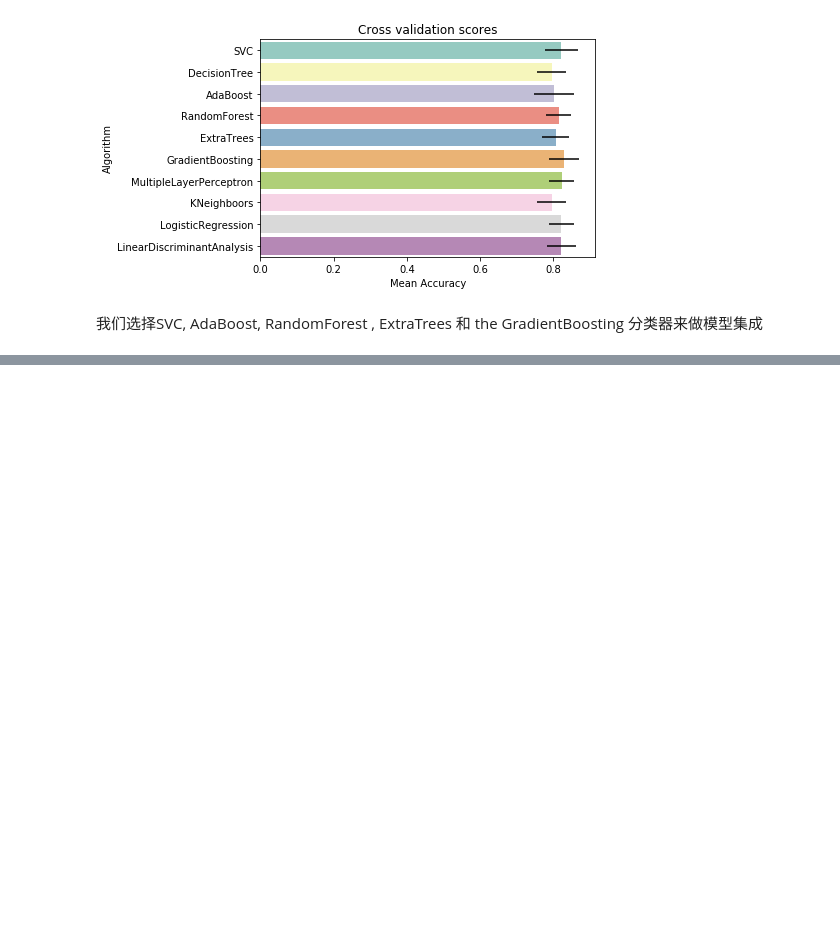
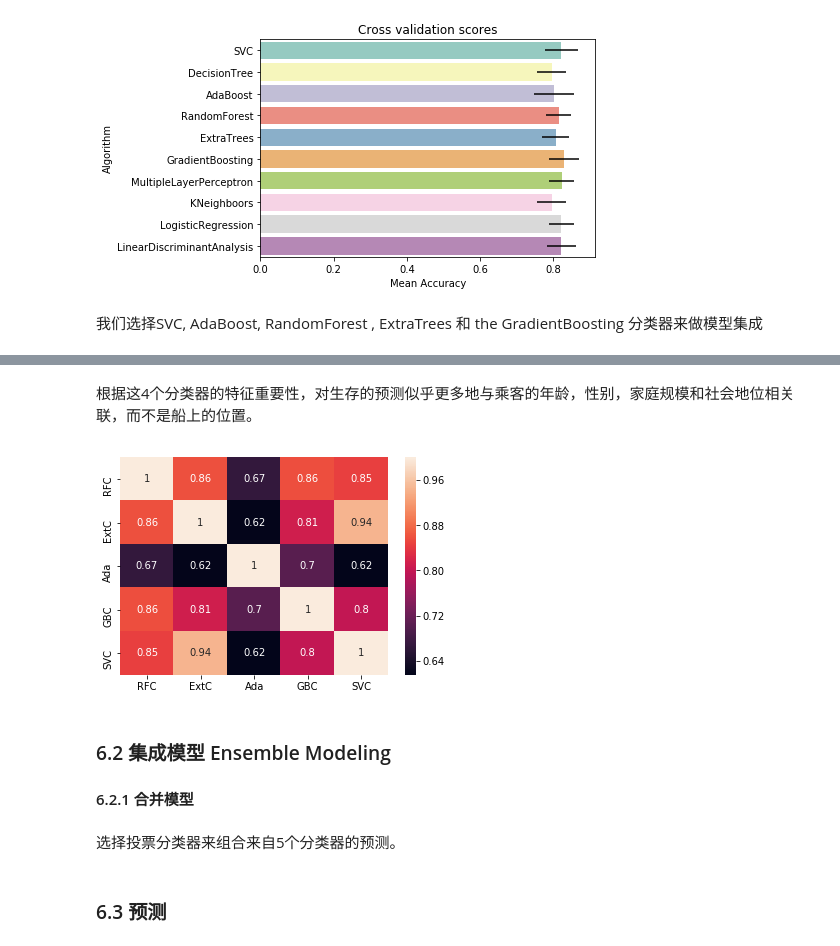
Before and after one commit to yanqiangmiffy/exploratory-data-analysis, a Jupyter notebook: EDA03-泰坦尼克号的数据分析与入门练手.ipynb, the cells around one changed output, grey strips where cells are left out. Drawn from its saved outputs; the diff is of its cells as text; code cells hidden in the pictures; blank space fills up the shorter version.

```diff
--- a/EDA03-泰坦尼克号的数据分析与入门练手.ipynb
+++ b/EDA03-泰坦尼克号的数据分析与入门练手.ipynb
@@ -698,0 +703,17 @@ g = g.set_title("Cross validation scores")
+# %%
+# Adaboost
+DTC = DecisionTreeClassifier()
+
+adaDTC = AdaBoostClassifier(DTC, random_state=7)
+
+ada_param_grid = {"base_estimator__criterion" : ["gini", "entropy"],
+              "base_estimator__splitter" :   ["best", "random"],
+              "algorithm" : ["SAMME","SAMME.R"],
+              "n_estimators" :[1,2],
+              "learning_rate":  [0.0001, 0.001, 0.01, 0.1, 0.2, 0.3,1.5]}
+
+gsadaDTC = GridSearchCV(adaDTC,param_grid = ada_param_grid, cv=kfold, scoring="accuracy", n_jobs= 4, verbose = 1)
+
+gsadaDTC.fit(X_train,Y_train)
+
+ada_best = gsadaDTC.best_estimator_
@@ -698,0 +905,22 @@ g = g.set_title("Cross validation scores")
+# %% [markdown]
+根据这4个分类器的特征重要性，对生存的预测似乎更多地与乘客的年龄，性别，家庭规模和社会地位相关联，而不是船上的位置。
+# %%
+test_Survived_RFC = pd.Series(RFC_best.predict(test), name="RFC")
+test_Survived_ExtC = pd.Series(ExtC_best.predict(test), name="ExtC")
+test_Survived_SVMC = pd.Series(SVMC_best.predict(test), name="SVC")
+test_Survived_AdaC = pd.Series(ada_best.predict(test), name="Ada")
+test_Survived_GBC = pd.Series(GBC_best.predict(test), name="GBC")
+
+
+# Concatenate all classifier results
+ensemble_results = pd.concat([test_Survived_RFC,test_Survived_ExtC,test_Survived_AdaC,test_Survived_GBC, test_Survived_SVMC],axis=1)
+
+
+g= sns.heatmap(ensemble_results.corr(),annot=True)
+# %% [output]
+[figure, added]
+# %% [markdown]
+### 6.2 集成模型 Ensemble Modeling
+#### 6.2.1 合并模型
+# %% [markdown]
+选择投票分类器来组合来自5个分类器的预测。
@@ -698,0 +932,2 @@ g = g.set_title("Cross validation scores")
+# %% [markdown]
+### 6.3 预测
```
Also changed, not shown: parts of 16 cells of this notebook, 1 other file.
